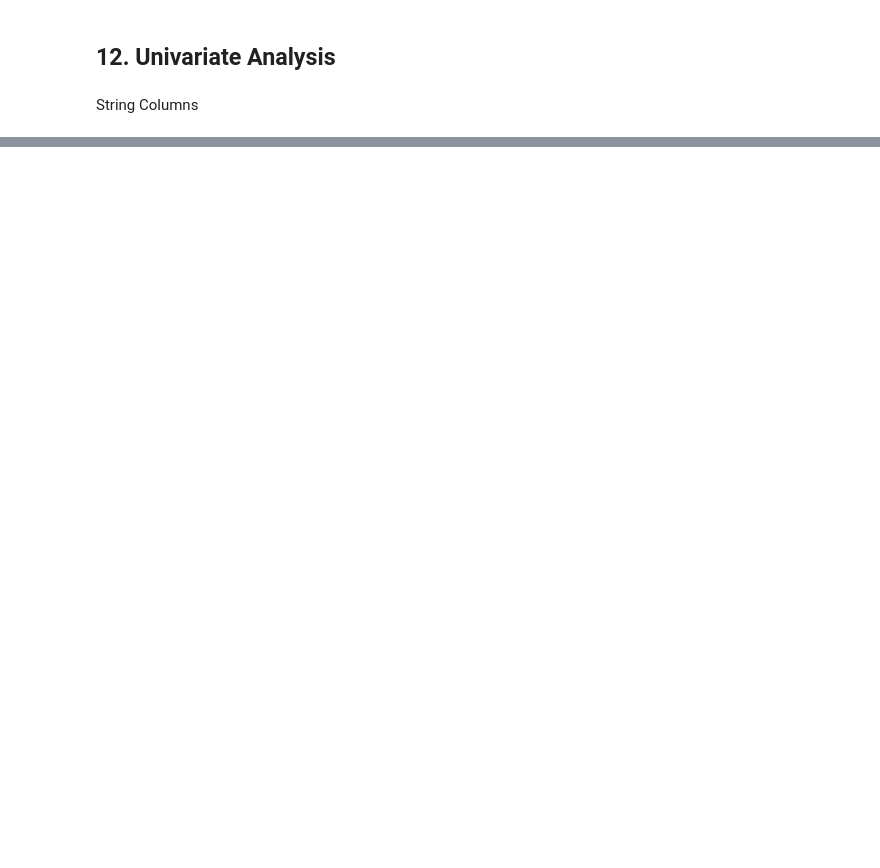
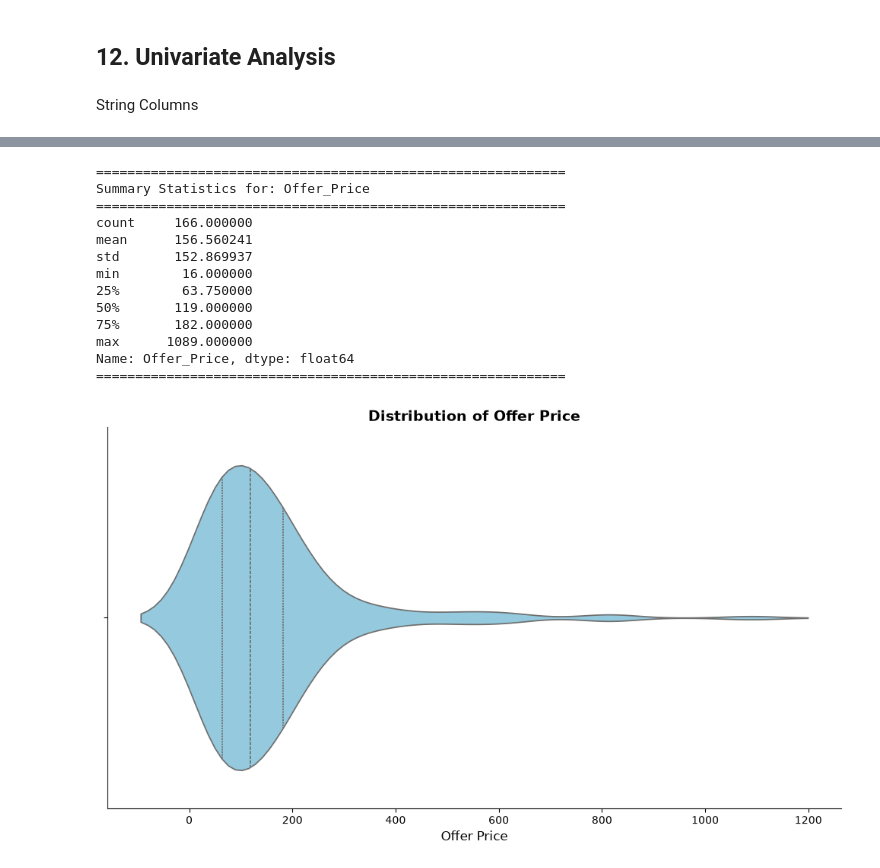
Before and after one commit to rajatyofficial/ai-projects-collection, a Jupyter notebook: Airbnb-Listings-Deep-Dive/Notebooks/Notebook.ipynb, the cells around one changed output, grey strips where cells are left out. Cells and saved outputs as stored; diff of their text form; code cells hidden in the pictures; blank space fills up the shorter version.

```diff
--- a/Airbnb-Listings-Deep-Dive/Notebooks/Notebook.ipynb
+++ b/Airbnb-Listings-Deep-Dive/Notebooks/Notebook.ipynb
@@ -220,0 +310,17 @@ univariate_pie_plot(df,"Has_Promo")
+# %%
+univariate_violin_plot(df,"Offer_Price")
+# %% [output]
+============================================================
+Summary Statistics for: Offer_Price
+============================================================
+count     166.000000
+mean      156.560241
+std       152.869937
+min        16.000000
+25%        63.750000
+50%       119.000000
+75%       182.000000
+max      1089.000000
+Name: Offer_Price, dtype: float64
+============================================================
+[figure, added]
```
Also changed, not shown: parts of 35 cells of this notebook, 1 other file.
